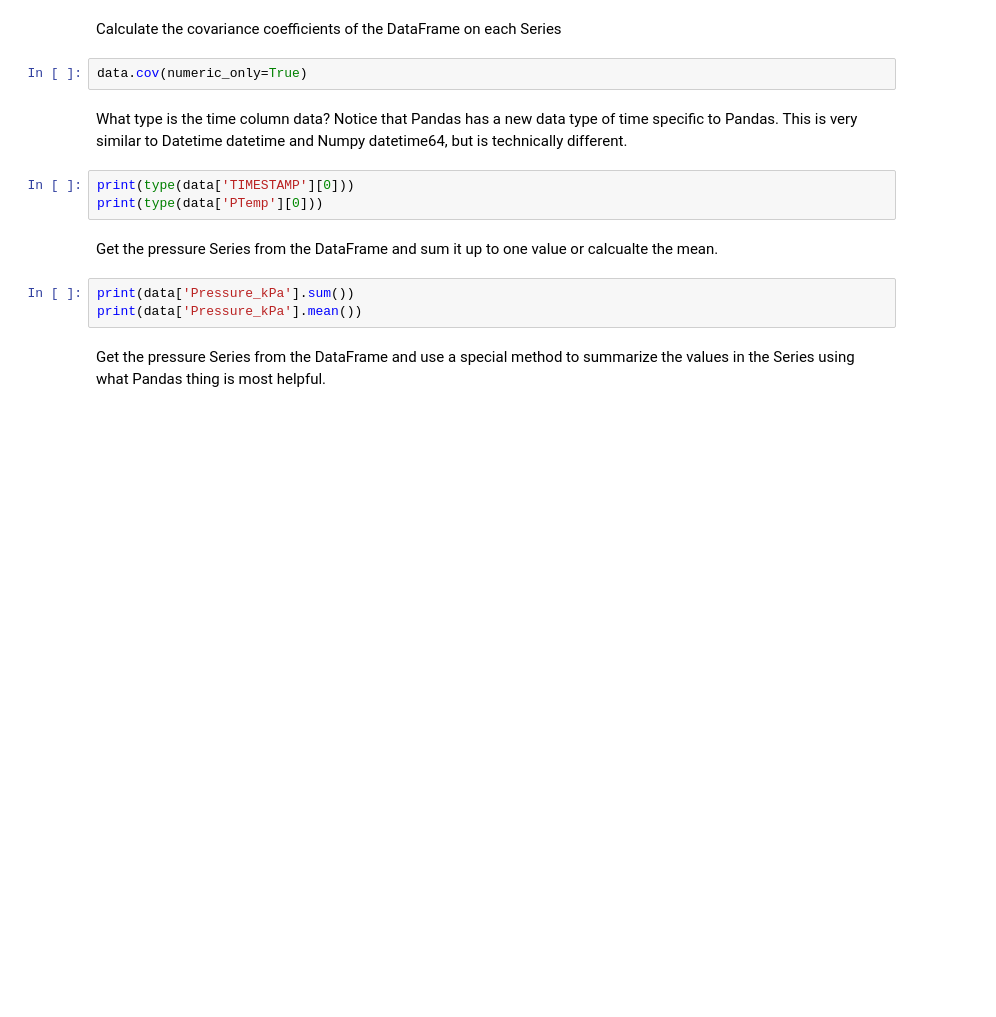
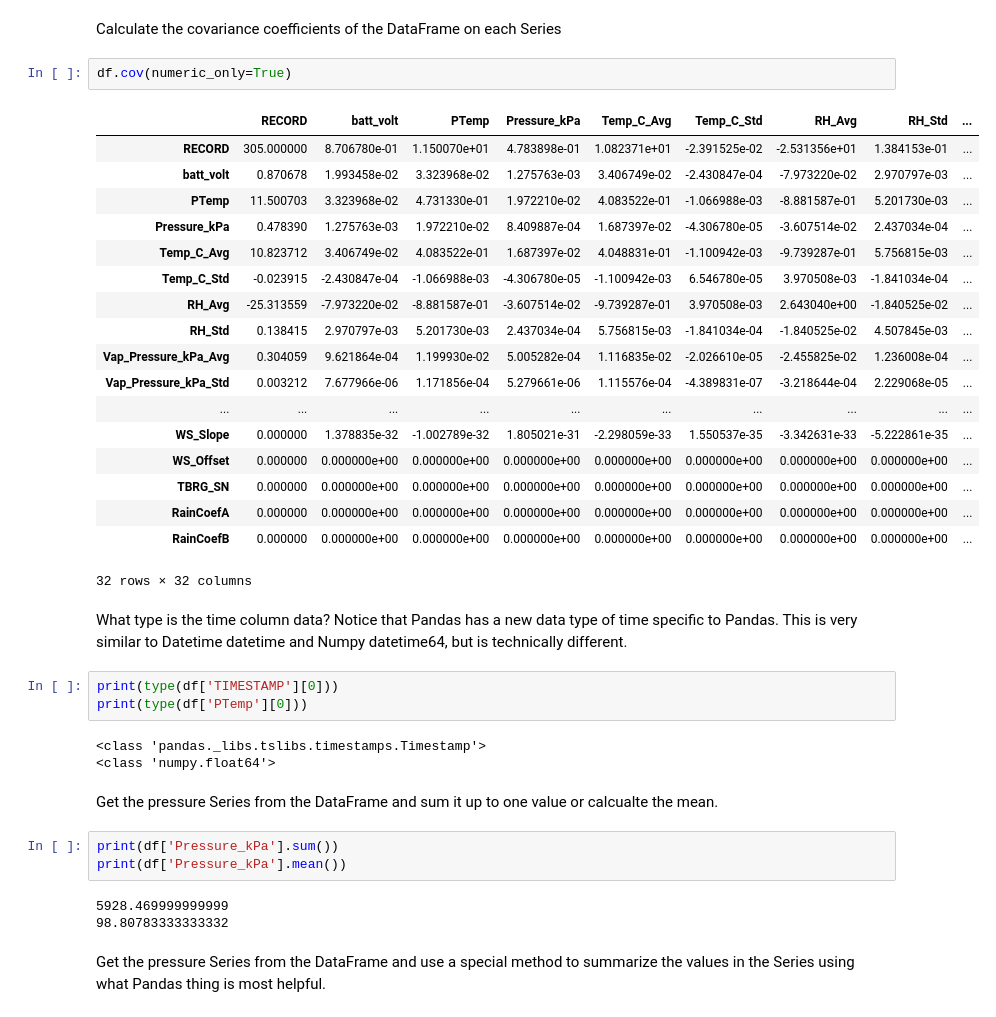
Before and after one commit to kenkehoe/AtmosphericPythonCourse, a Jupyter notebook: scientific_libraries/Scientific_Libraries_Pandas.ipynb, the cells around one changed output. Cells and saved outputs as stored; diff of their text form; blank space fills up the shorter version.

```diff
--- a/scientific_libraries/Scientific_Libraries_Pandas.ipynb
+++ b/scientific_libraries/Scientific_Libraries_Pandas.ipynb
@@ -79,17 +184,42 @@ data.corr(numeric_only=True)
 # %% [markdown]
 Calculate the covariance coefficients of the DataFrame on each Series
 # %%
-data.cov(numeric_only=True)
+df.cov(numeric_only=True)
+# %% [output]
+|  | RECORD | batt_volt | PTemp | Pressure_kPa | Temp_C_Avg | Temp_C_Std | RH_Avg | RH_Std | ... |
+| RECORD | 305.000000 | 8.706780e-01 | 1.150070e+01 | 4.783898e-01 | 1.082371e+01 | -2.391525e-02 | -2.531356e+01 | 1.384153e-01 | ... |
+| batt_volt | 0.870678 | 1.993458e-02 | 3.323968e-02 | 1.275763e-03 | 3.406749e-02 | -2.430847e-04 | -7.973220e-02 | 2.970797e-03 | ... |
+| PTemp | 11.500703 | 3.323968e-02 | 4.731330e-01 | 1.972210e-02 | 4.083522e-01 | -1.066988e-03 | -8.881587e-01 | 5.201730e-03 | ... |
+| Pressure_kPa | 0.478390 | 1.275763e-03 | 1.972210e-02 | 8.409887e-04 | 1.687397e-02 | -4.306780e-05 | -3.607514e-02 | 2.437034e-04 | ... |
+| Temp_C_Avg | 10.823712 | 3.406749e-02 | 4.083522e-01 | 1.687397e-02 | 4.048831e-01 | -1.100942e-03 | -9.739287e-01 | 5.756815e-03 | ... |
+| Temp_C_Std | -0.023915 | -2.430847e-04 | -1.066988e-03 | -4.306780e-05 | -1.100942e-03 | 6.546780e-05 | 3.970508e-03 | -1.841034e-04 | ... |
+| RH_Avg | -25.313559 | -7.973220e-02 | -8.881587e-01 | -3.607514e-02 | -9.739287e-01 | 3.970508e-03 | 2.643040e+00 | -1.840525e-02 | ... |
+| RH_Std | 0.138415 | 2.970797e-03 | 5.201730e-03 | 2.437034e-04 | 5.756815e-03 | -1.841034e-04 | -1.840525e-02 | 4.507845e-03 | ... |
+| Vap_Pressure_kPa_Avg | 0.304059 | 9.621864e-04 | 1.199930e-02 | 5.005282e-04 | 1.116835e-02 | -2.026610e-05 | -2.455825e-02 | 1.236008e-04 | ... |
+| Vap_Pressure_kPa_Std | 0.003212 | 7.677966e-06 | 1.171856e-04 | 5.279661e-06 | 1.115576e-04 | -4.389831e-07 | -3.218644e-04 | 2.229068e-05 | ... |
+| ... | ... | ... | ... | ... | ... | ... | ... | ... | ... |
+| WS_Slope | 0.000000 | 1.378835e-32 | -1.002789e-32 | 1.805021e-31 | -2.298059e-33 | 1.550537e-35 | -3.342631e-33 | -5.222861e-35 | ... |
+| WS_Offset | 0.000000 | 0.000000e+00 | 0.000000e+00 | 0.000000e+00 | 0.000000e+00 | 0.000000e+00 | 0.000000e+00 | 0.000000e+00 | ... |
+| TBRG_SN | 0.000000 | 0.000000e+00 | 0.000000e+00 | 0.000000e+00 | 0.000000e+00 | 0.000000e+00 | 0.000000e+00 | 0.000000e+00 | ... |
+| RainCoefA | 0.000000 | 0.000000e+00 | 0.000000e+00 | 0.000000e+00 | 0.000000e+00 | 0.000000e+00 | 0.000000e+00 | 0.000000e+00 | ... |
+| RainCoefB | 0.000000 | 0.000000e+00 | 0.000000e+00 | 0.000000e+00 | 0.000000e+00 | 0.000000e+00 | 0.000000e+00 | 0.000000e+00 | ... |
+32 rows × 32 columns
 # %% [markdown]
 What type is the time column data? Notice that Pandas has a new data type of time specific to Pandas. This is very similar to Datetime datetime and Numpy datetime64, but is technically different.
 # %%
-print(type(data['TIMESTAMP'][0]))
-print(type(data['PTemp'][0]))
+print(type(df['TIMESTAMP'][0]))
+print(type(df['PTemp'][0]))
+# %% [output]
+<class 'pandas._libs.tslibs.timestamps.Timestamp'>
+<class 'numpy.float64'>
 # %% [markdown]
 Get the pressure Series from the DataFrame and sum it up to one value or calcualte the mean.
 # %%
-print(data['Pressure_kPa'].sum())
-print(data['Pressure_kPa'].mean())
+print(df['Pressure_kPa'].sum())
+print(df['Pressure_kPa'].mean())
+# %% [output]
+5928.469999999999
+98.80783333333332
 # %% [markdown]
 Get the pressure Series from the DataFrame and use a special method to summarize the values in the Series using what Pandas thing is most helpful.
 # %%
```
Also changed, not shown: parts of 22 cells of this notebook, 4 other files.
